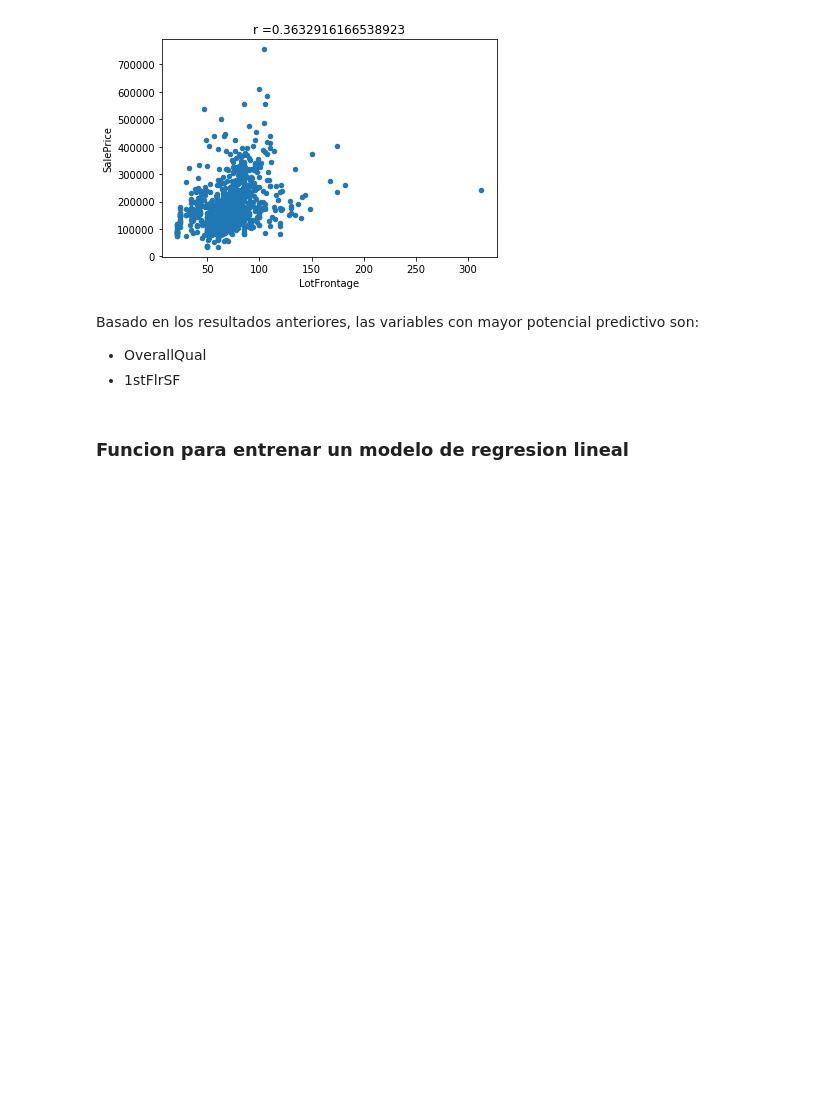
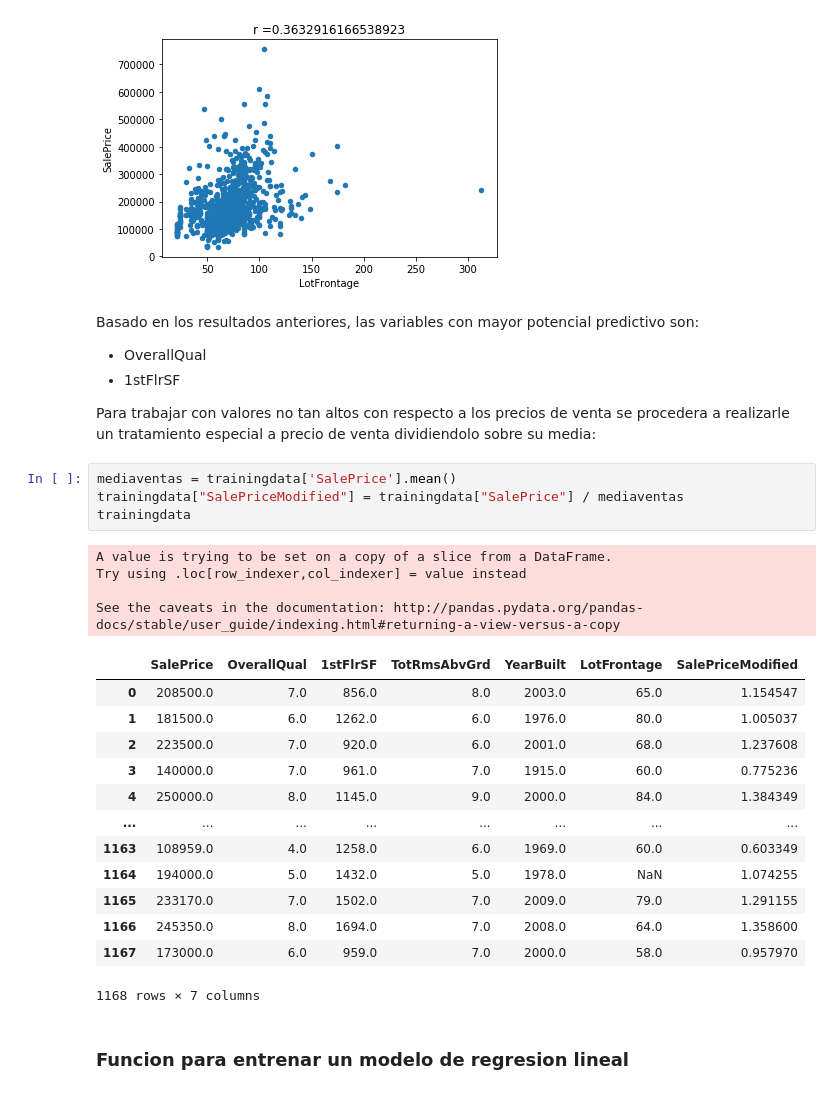
Before and after one commit to rub3ng0nzalez/MSDegree, a Jupyter notebook: Ciencia de datos en Python/proyecto_data/Proyecto-Ruben_Gonzalez.ipynb, the cells around one changed output. Saved outputs shown, nothing was run; the diff lists cells and outputs as text; blank space fills up the shorter version.

```diff
--- a/Ciencia de datos en Python/proyecto_data/Proyecto-Ruben_Gonzalez.ipynb
+++ b/Ciencia de datos en Python/proyecto_data/Proyecto-Ruben_Gonzalez.ipynb
@@ -127,6 +129,30 @@ for i in range(1,trainingdata.columns.size):
 Basado en los resultados anteriores, las variables con mayor potencial predictivo son:
 * OverallQual
 * 1stFlrSF
+
+Para trabajar con valores no tan altos con respecto a los precios de venta se procedera a realizarle un tratamiento especial a precio de venta dividiendolo sobre su media:
+# %%
+mediaventas = trainingdata['SalePrice'].mean()
+trainingdata["SalePriceModified"] = trainingdata["SalePrice"] / mediaventas
+trainingdata
+# %% [output]
+A value is trying to be set on a copy of a slice from a DataFrame.
+Try using .loc[row_indexer,col_indexer] = value instead
+
+See the caveats in the documentation: http://pandas.pydata.org/pandas-docs/stable/user_guide/indexing.html#returning-a-view-versus-a-copy
+|  | SalePrice | OverallQual | 1stFlrSF | TotRmsAbvGrd | YearBuilt | LotFrontage | SalePriceModified |
+| 0 | 208500.0 | 7.0 | 856.0 | 8.0 | 2003.0 | 65.0 | 1.154547 |
+| 1 | 181500.0 | 6.0 | 1262.0 | 6.0 | 1976.0 | 80.0 | 1.005037 |
+| 2 | 223500.0 | 7.0 | 920.0 | 6.0 | 2001.0 | 68.0 | 1.237608 |
+| 3 | 140000.0 | 7.0 | 961.0 | 7.0 | 1915.0 | 60.0 | 0.775236 |
+| 4 | 250000.0 | 8.0 | 1145.0 | 9.0 | 2000.0 | 84.0 | 1.384349 |
+| ... | ... | ... | ... | ... | ... | ... | ... |
+| 1163 | 108959.0 | 4.0 | 1258.0 | 6.0 | 1969.0 | 60.0 | 0.603349 |
+| 1164 | 194000.0 | 5.0 | 1432.0 | 5.0 | 1978.0 | NaN | 1.074255 |
+| 1165 | 233170.0 | 7.0 | 1502.0 | 7.0 | 2009.0 | 79.0 | 1.291155 |
+| 1166 | 245350.0 | 8.0 | 1694.0 | 7.0 | 2008.0 | 64.0 | 1.358600 |
+| 1167 | 173000.0 | 6.0 | 959.0 | 7.0 | 2000.0 | 58.0 | 0.957970 |
+1168 rows × 7 columns
 # %% [markdown]
 ### Funcion para entrenar un modelo de regresion lineal
 # %%
```
Also changed, not shown: parts of 13 cells of this notebook.
